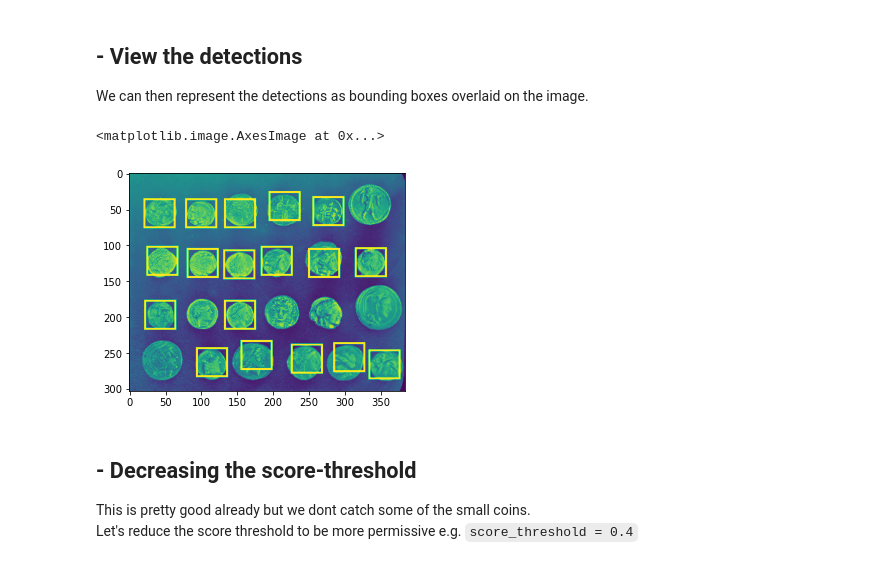
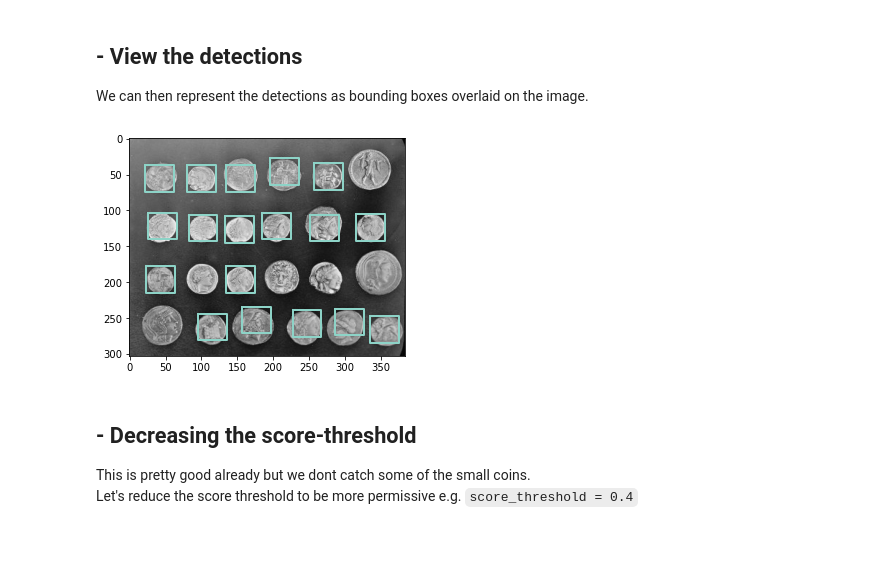
Before and after one commit to multi-template-matching/MultiTemplateMatching-Python, a Jupyter notebook: tutorials/Tutorial1-Introduction.ipynb, the cells around one changed output. Drawn from its saved outputs; the diff is of its cells as text; code cells hidden in the pictures.

```diff
--- a/tutorials/Tutorial1-Introduction.ipynb
+++ b/tutorials/Tutorial1-Introduction.ipynb
@@ -76,7 +75,10 @@ We will now use the `matchTemplates` that we have seen above.
 listTemplate = [smallCoin]
 
 # Then call the function matchTemplates (here a single template)
-Hits = matchTemplates(listTemplate, image, score_threshold=0.5, maxOverlap=0)
+listDetections = matchTemplates(image,
+                                listTemplate,
+                                score_threshold=0.5,
+                                maxOverlap=0)
 # %% [markdown]
 Here the coins are nicely separated so we do not expect any overlap between the predicted coins locations ie `maxOverlap=0`.
 For the score, we use a normalised cross-correlation `cv2.TM_CCOEFF_NORMED`, which is robust to illumination changes.
@@ -116,12 +118,10 @@ The first hit in the list has a score of 1 and is the coin that is used as templ
 # %% [markdown]
 ## - View the detections
 We can then represent the detections as bounding boxes overlaid on the image.
-# %%
-Overlay = drawBoxesOnGray(image, Hits, thickness=3)
-plt.imshow(Overlay)
-# %% [output]
-<matplotlib.image.AxesImage at 0x...>
-[figure, removed]
+# %%
+plotDetections(image, listDetections)
+# %% [output]
+[figure, added]
 # %% [markdown]
 ## - Decreasing the score-threshold
 This is pretty good already but we dont catch some of the small coins.
```
Also changed, not shown: parts of 4 cells of this notebook.
